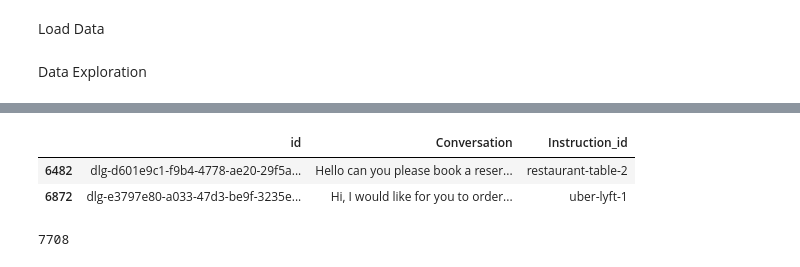
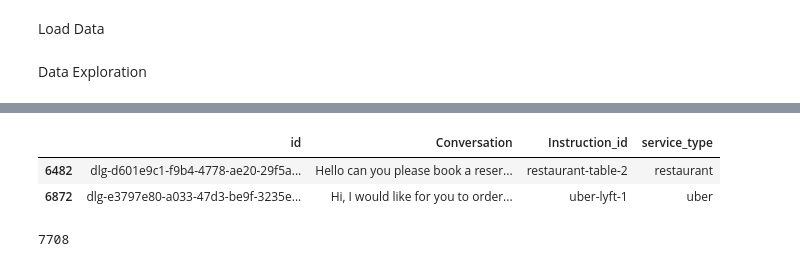
Before and after one commit to CSML1010-3-2020/NLPCourseProject, a Jupyter notebook: CSML1010_Group3_Course_Project_Data_Exploration.ipynb, the cells around one changed output, grey strips where cells are left out. Saved outputs shown, nothing was run; the diff lists cells and outputs as text; code cells hidden in the pictures.

```diff
--- a/CSML1010_Group3_Course_Project_Data_Exploration.ipynb
+++ b/CSML1010_Group3_Course_Project_Data_Exploration.ipynb
@@ -57,12 +58,12 @@ no_tokens                float64
 dtype: object
 # %%
 # select a sample of some data frame columns
-df[['id', 'Conversation', 'Instruction_id']] \
+df[['id', 'Conversation', 'Instruction_id','service_type']] \
   .sample(2, random_state=42)
 # %% [output]
-|  | id | Conversation | Instruction_id |
-| 6482 | dlg-d601e9c1-f9b4-4778-ae20-29f5a... | Hello can you please book a reser... | restaurant-table-2 |
-| 6872 | dlg-e3797e80-a033-47d3-be9f-3235e... | Hi, I would like for you to order... | uber-lyft-1 |
+|  | id | Conversation | Instruction_id | service_type |
+| 6482 | dlg-d601e9c1-f9b4-4778-ae20-29f5a... | Hello can you please book a reser... | restaurant-table-2 | restaurant |
+| 6872 | dlg-e3797e80-a033-47d3-be9f-3235e... | Hi, I would like for you to order... | uber-lyft-1 | uber |
 # %%
 # length of a dataframe
 len(df)
```
Also changed, not shown: parts of 17 cells of this notebook, 3 other files.
